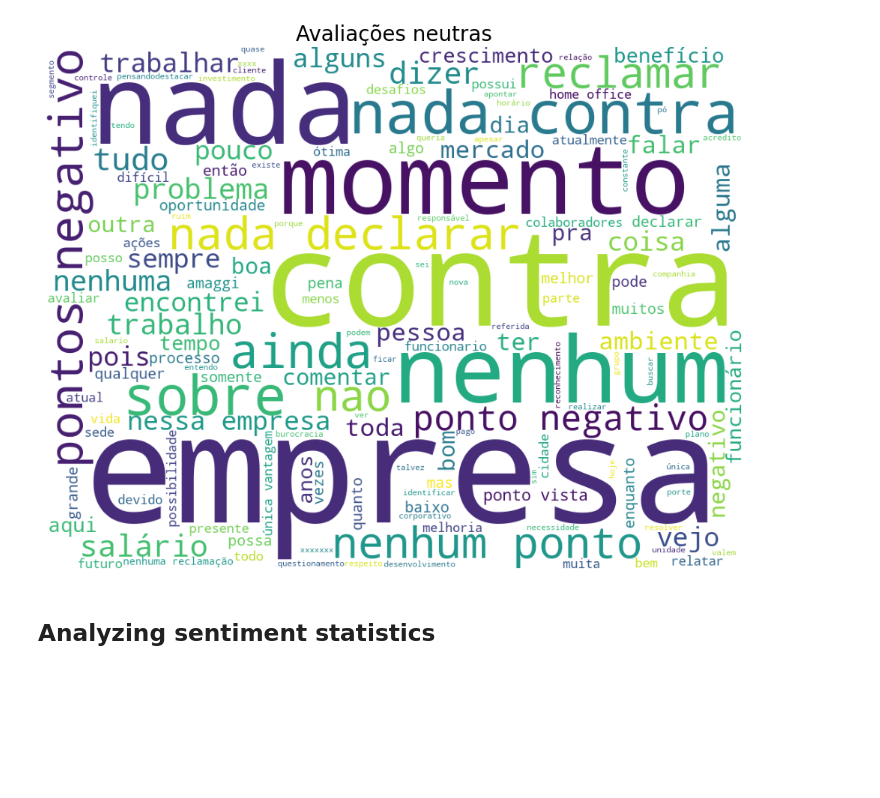
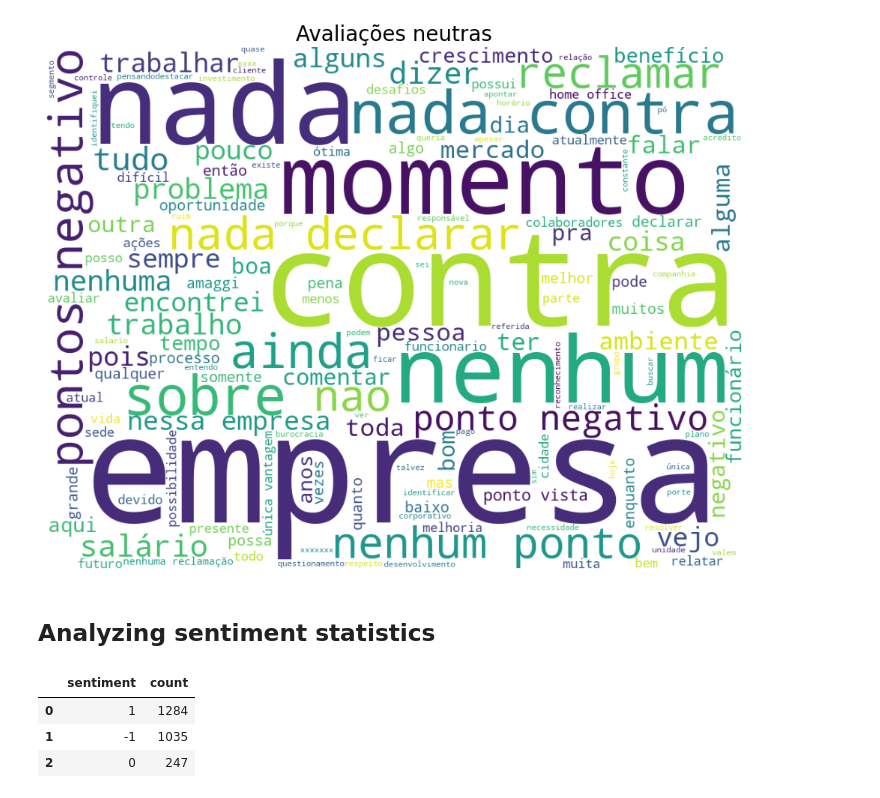
Before and after one commit to stevillis/glassdoor-reviews-analysis-nlp, a Jupyter notebook: data_analysis/data_analysis.ipynb, the cells around one changed output. Cells and saved outputs as stored; diff of their text form; code cells hidden in the pictures; blank space fills up the shorter version.

```diff
--- a/data_analysis/data_analysis.ipynb
+++ b/data_analysis/data_analysis.ipynb
@@ -457,2 +464,9 @@ print_wordcloud(corpus, title="Avaliações neutras")
+# %%
+sentiment_counts
+# %% [output]
+|  | sentiment | count |
+| 0 | 1 | 1284 |
+| 1 | -1 | 1035 |
+| 2 | 0 | 247 |
 # %%
 ax = plt.subplots(1, figsize=(10, 6))
```
Also changed, not shown: parts of 4 cells of this notebook, 2 other files.
